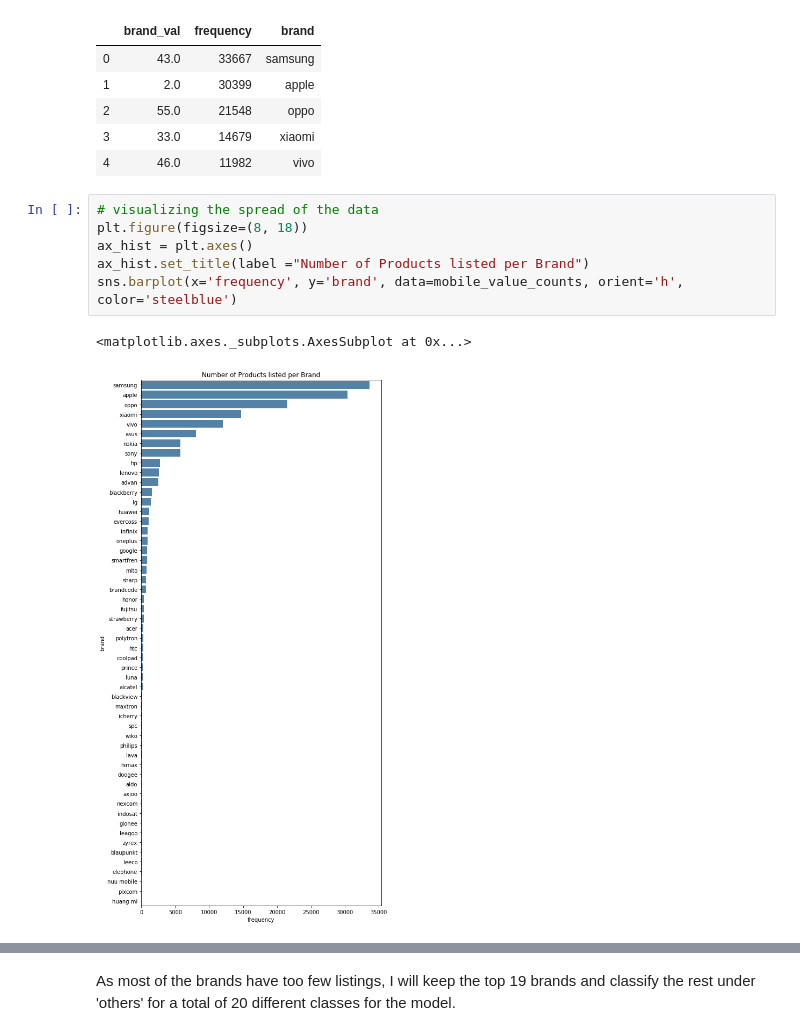
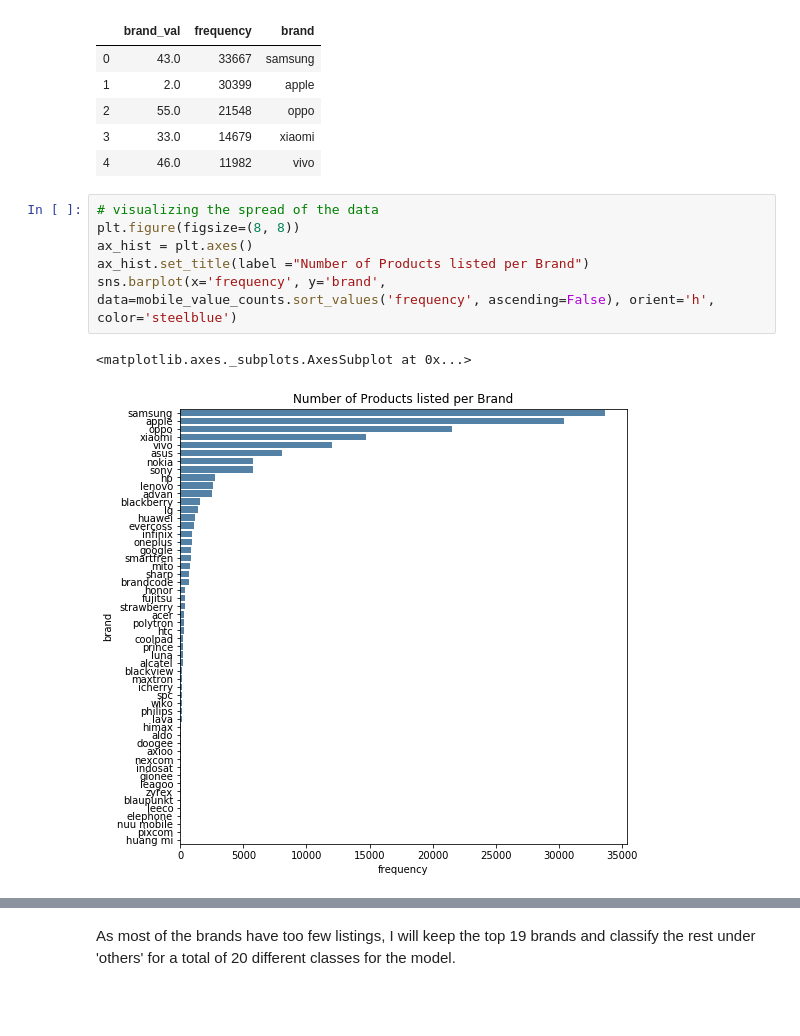
Before and after one commit to iRuss1337/Projects, a Jupyter notebook: capstone/3-mobile_brand.ipynb, the cells around one changed output, grey strips where cells are left out. Saved outputs shown, nothing was run; the diff lists cells and outputs as text; blank space fills up the shorter version.

Commit message:
Updated mobile brand

```diff
--- a/capstone/3-mobile_brand.ipynb
+++ b/capstone/3-mobile_brand.ipynb
@@ -163,10 +163,10 @@ mobile_value_counts.head()
 | 4 | 46.0 | 11982 | vivo |
 # %%
 # visualizing the spread of the data
-plt.figure(figsize=(8, 18))
+plt.figure(figsize=(8, 8))
 ax_hist = plt.axes()
 ax_hist.set_title(label ="Number of Products listed per Brand")
-sns.barplot(x='frequency', y='brand', data=mobile_value_counts, orient='h', color='steelblue')
+sns.barplot(x='frequency', y='brand', data=mobile_value_counts.sort_values('frequency', ascending=False), orient='h', color='steelblue')
 # %% [output]
 <matplotlib.axes._subplots.AxesSubplot at 0x...>
-[figure, old version]
+[figure, new version]
```
Also changed, not shown: parts of 15 cells of this notebook.
